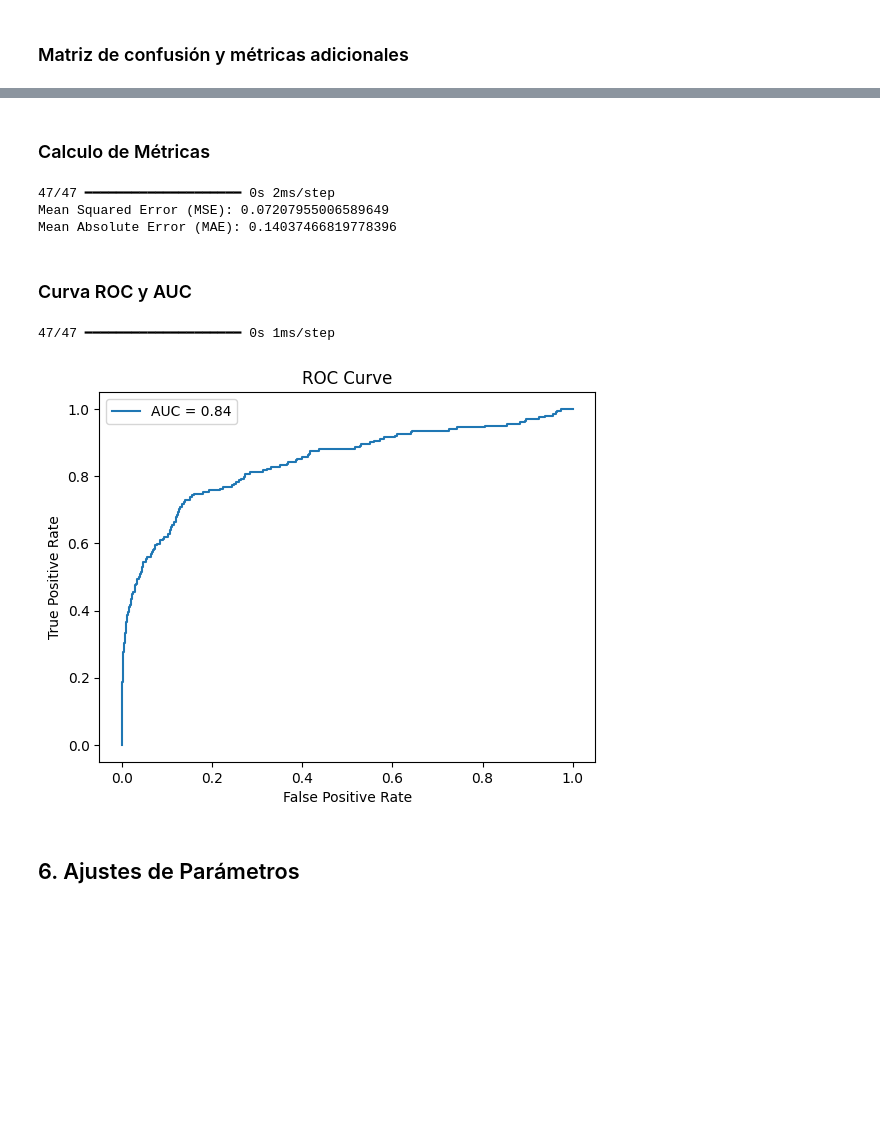
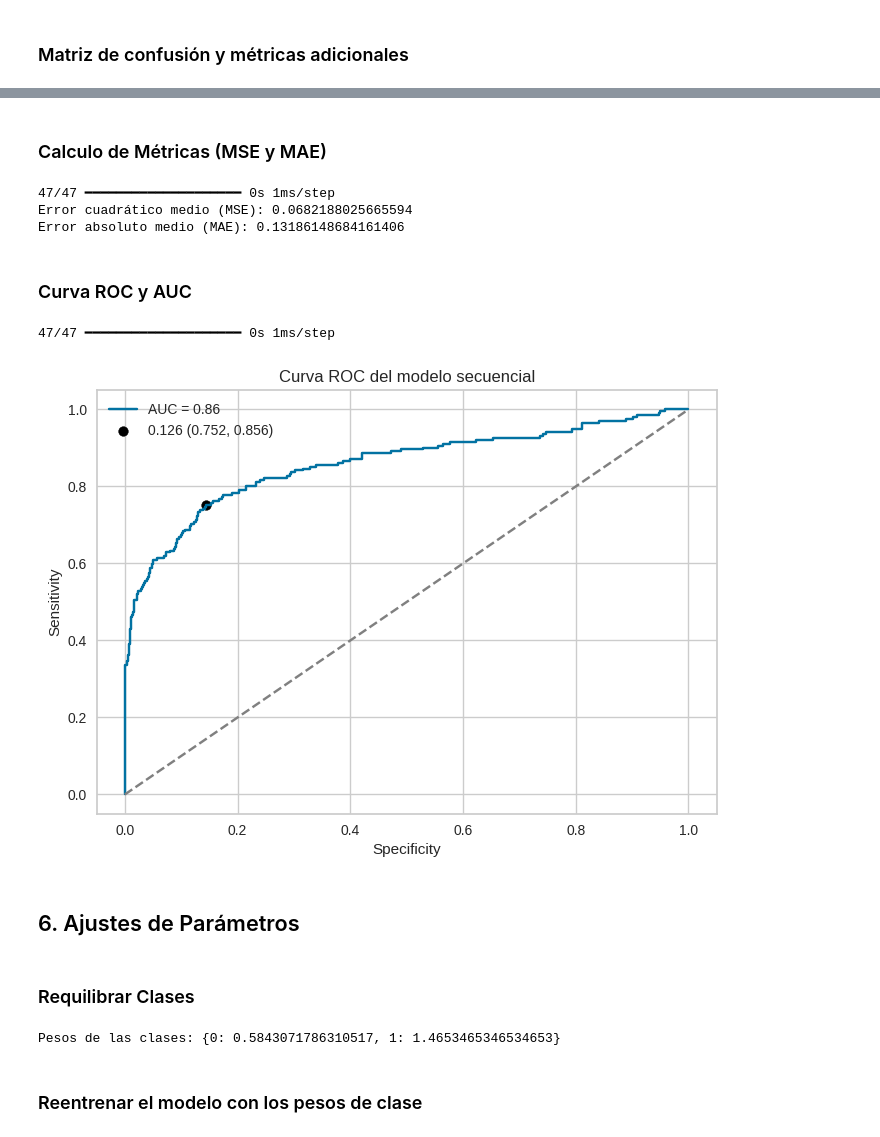
Before and after one commit to pamelamurilloa/DataMining-ISW911-ThirdProject-MachineLearning, a Jupyter notebook: red_neuronal_secuencial_churn.ipynb, the cells around one changed output, grey strips where cells are left out. Cells and saved outputs as stored; diff of their text form; code cells hidden in the pictures; blank space fills up the shorter version.

```diff
--- a/red_neuronal_secuencial_churn.ipynb
+++ b/red_neuronal_secuencial_churn.ipynb
@@ -278,5 +297,5 @@ weighted avg       0.90      0.91      0.90      1500
 # %% [markdown]
-### Calculo de Métricas
+### Calculo de Métricas (MSE y MAE)
 # %%
 # Generar las predicciones del modelo (en probabilidades)
 y_pred_prob = model.predict(x_test)
@@ -286,30 +305,52 @@ y_pred_class = (y_pred_prob > 0.5).astype("int32")
 
 # Calcular el Mean Squared Error (MSE)
 mse = mean_squared_error(y_test, y_pred_prob)
-print("Mean Squared Error (MSE):", mse)
+print("Error cuadrático medio (MSE):", mse)
 
 # Calcular el Mean Absolute Error (MAE)
 mae = mean_absolute_error(y_test, y_pred_prob)
-print("Mean Absolute Error (MAE):", mae)
+print("Error absoluto medio (MAE):", mae)
 # %% [output]
-47/47 ━━━━━━━━━━━━━━━━━━━━ 0s 2ms/step
-Mean Squared Error (MSE): 0.07207955006589649
-Mean Absolute Error (MAE): 0.14037466819778396
+47/47 ━━━━━━━━━━━━━━━━━━━━ 0s 1ms/step
+Error cuadrático medio (MSE): 0.0682188025665594
+Error absoluto medio (MAE): 0.13186148684161406
 # %% [markdown]
 ### Curva ROC y AUC
 # %%
+# Calcula fpr, tpr, y thresholds
 y_pred_prob = model.predict(x_test)
 fpr, tpr, thresholds = roc_curve(y_test, y_pred_prob)
 auc_score = auc(fpr, tpr)
 
+# Encuentra el índice del umbral más cercano al valor deseado
+index = (tpr - fpr).argmax()
+threshold_selected = thresholds[index]
+sensitivity = tpr[index]
+specificity = 1 - fpr[index]
+
 plt.plot(fpr, tpr, label=f"AUC = {auc_score:.2f}")
-plt.xlabel("False Positive Rate")
-plt.ylabel("True Positive Rate")
-plt.title("ROC Curve")
+plt.plot([0, 1], [0, 1], linestyle="--", color="grey")
+plt.scatter(fpr[index], tpr[index], color="black", label=f"{threshold_selected:.3f} ({sensitivity:.3f}, {specificity:.3f})")
+plt.xlabel("Specificity")
+plt.ylabel("Sensitivity")
+plt.title("Curva ROC del modelo secuencial")
 plt.legend()
 plt.show()
 # %% [output]
 47/47 ━━━━━━━━━━━━━━━━━━━━ 0s 1ms/step
-[figure, old version]
+[figure, new version]
 # %% [markdown]
 ## 6. Ajustes de Parámetros
+# %% [markdown]
+### Requilibrar Clases
+# %%
+# Calcular el peso de las clases
+class_weights = compute_class_weight('balanced', classes=np.unique(y_train), y=y_train)
+class_weights_dict = dict(enumerate(class_weights))
+class_weights_dict[1] = class_weights_dict[1] - 2
+
+print("Pesos de las clases:", class_weights_dict)
+# %% [output]
+Pesos de las clases: {0: 0.5843071786310517, 1: 1.4653465346534653}
+# %% [markdown]
+### Reentrenar el modelo con los pesos de clase
```
Also changed, not shown: parts of 10 cells of this notebook.
